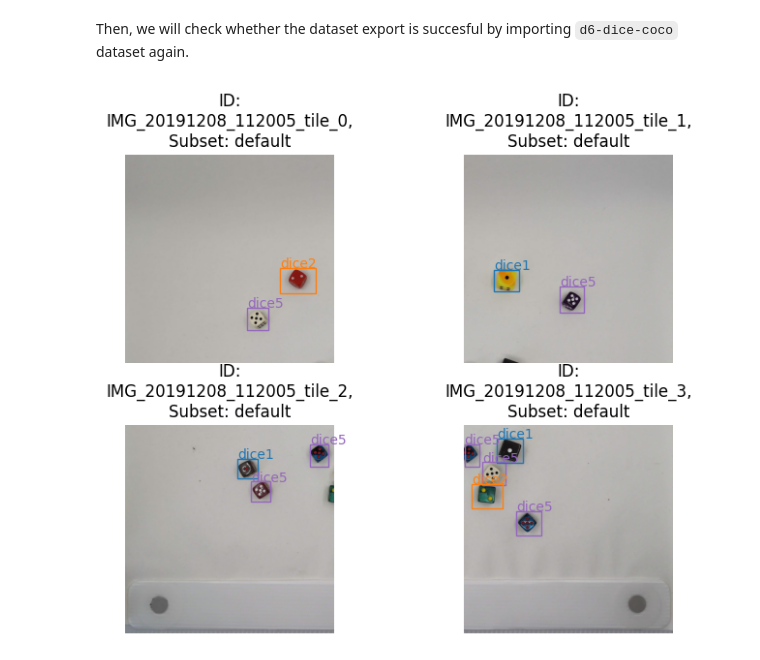
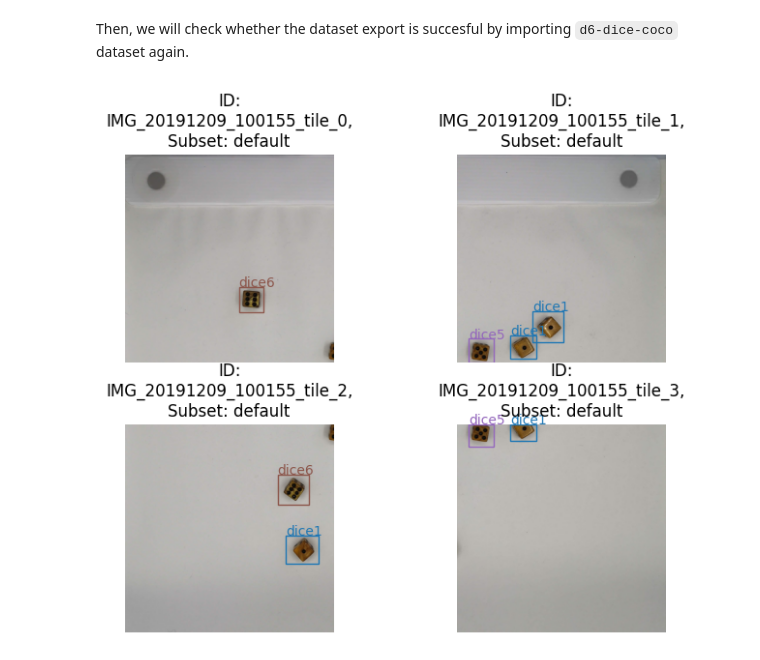
Before and after one commit to openvinotoolkit/datumaro, a Jupyter notebook: notebooks/06_tiling.ipynb, the cells around one changed output. Drawn from its saved outputs; the diff is of its cells as text; code cells hidden in the pictures.

```diff
--- a/notebooks/06_tiling.ipynb
+++ b/notebooks/06_tiling.ipynb
@@ -158,11 +113,11 @@ tiled_dataset.export("d6-dice-coco", "coco_instances", save_media=True)
 # %% [markdown]
 Then, we will check whether the dataset export is succesful by importing `d6-dice-coco` dataset again.
 # %%
-coco_dataset = Dataset.import_from("d6-dice-coco", "coco_instances")
+coco_dataset = Dataset.import_from("d6-dice-tiled-coco", "coco_instances")
 
 vizualizer = Visualizer(coco_dataset, alpha=0.7)
 fig = vizualizer.vis_gallery(target_ids, subset)
 fig.tight_layout(pad=3.0)
 fig.show()
 # %% [output]
-[figure, old version]
+[figure, new version]
```
Also changed, not shown: parts of 9 cells of this notebook.
